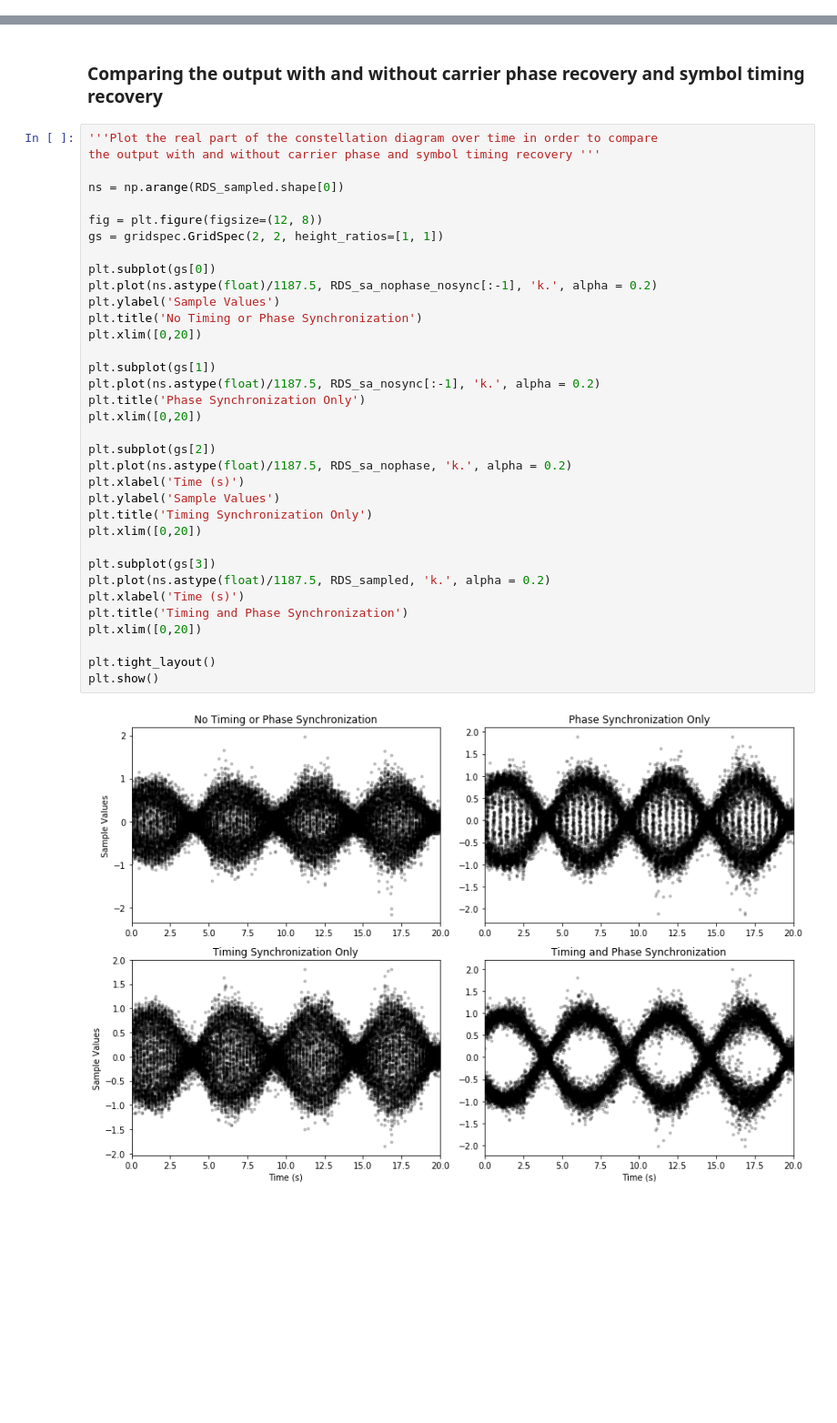
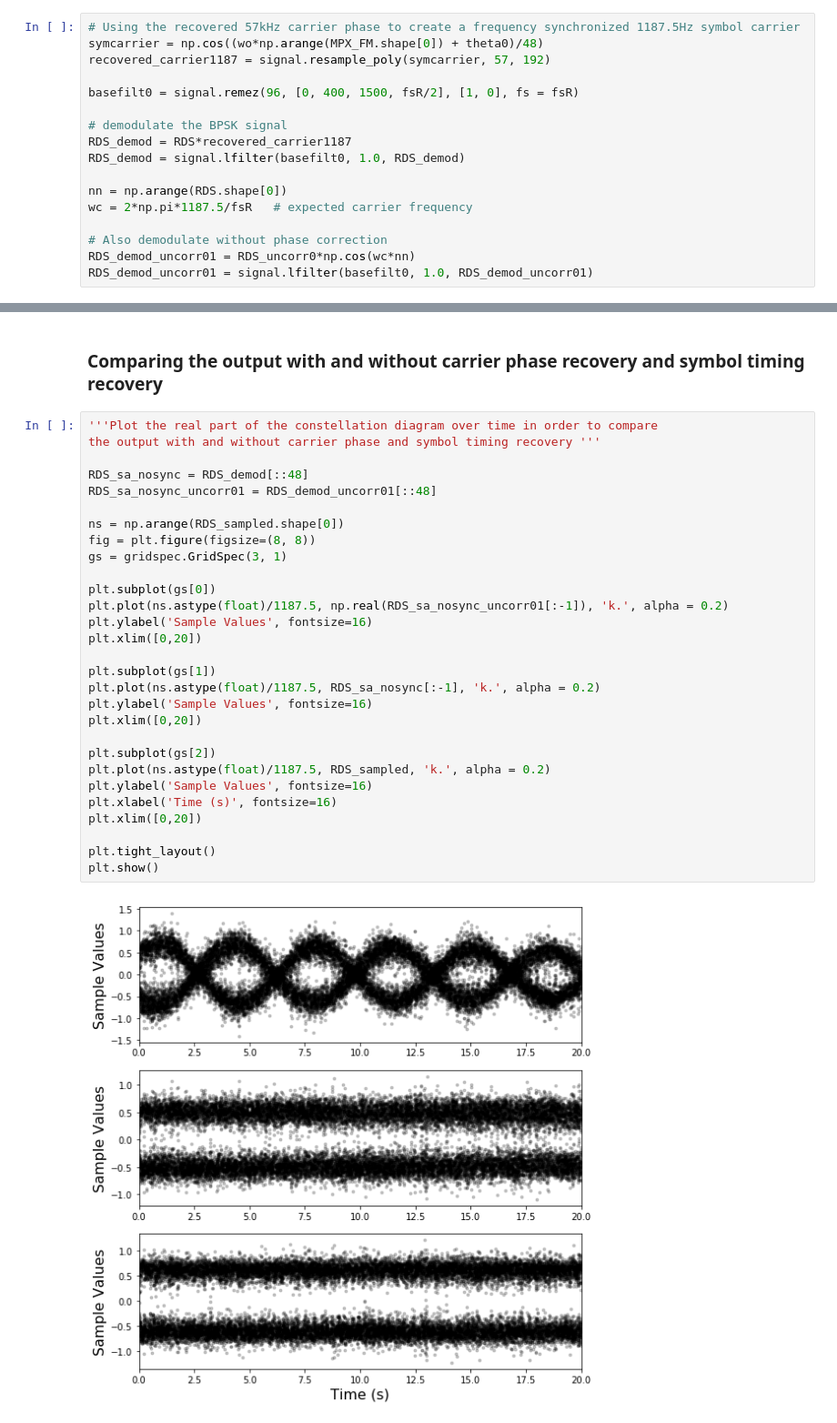
Before and after one commit to Max-Manning/RDS_decode, a Jupyter notebook: RDS_DECODE.ipynb, the cells around one changed output, grey strips where cells are left out. Shown at 91% size. Saved outputs shown, nothing was run; the diff lists cells and outputs as text; blank space fills up the shorter version.

Commit message:
Fixed sample rate issues and location of carrier recovery loop

```diff
--- a/RDS_DECODE.ipynb
+++ b/RDS_DECODE.ipynb
@@ -128,3 +125,20 @@ RDS_demod_nophase = signal.lfilter(basefilt0, 1.0, RDS_demod_nophase)
+# %%
+# Using the recovered 57kHz carrier phase to create a frequency synchronized 1187.5Hz symbol carrier
+symcarrier = np.cos((wo*np.arange(MPX_FM.shape[0]) + theta0)/48)
+recovered_carrier1187 = signal.resample_poly(symcarrier, 57, 192)
+
+basefilt0 = signal.remez(96, [0, 400, 1500, fsR/2], [1, 0], fs = fsR)
+
+# demodulate the BPSK signal
+RDS_demod = RDS*recovered_carrier1187
+RDS_demod = signal.lfilter(basefilt0, 1.0, RDS_demod)
+
+nn = np.arange(RDS.shape[0])
+wc = 2*np.pi*1187.5/fsR   # expected carrier frequency
+
+# Also demodulate without phase correction
+RDS_demod_uncorr01 = RDS_uncorr0*np.cos(wc*nn)
+RDS_demod_uncorr01 = signal.lfilter(basefilt0, 1.0, RDS_demod_uncorr01)
 # %% [markdown]
 ### Symbol Timing Recovery
 # %%
@@ -207,37 +196,31 @@ plt.show()
 # %%
 '''Plot the real part of the constellation diagram over time in order to compare
 the output with and without carrier phase and symbol timing recovery '''
 
+RDS_sa_nosync = RDS_demod[::48]
+RDS_sa_nosync_uncorr01 = RDS_demod_uncorr01[::48]
+
 ns = np.arange(RDS_sampled.shape[0])
-
-fig = plt.figure(figsize=(12, 8))
-gs = gridspec.GridSpec(2, 2, height_ratios=[1, 1])
+fig = plt.figure(figsize=(8, 8))
+gs = gridspec.GridSpec(3, 1)
 
 plt.subplot(gs[0])
-plt.plot(ns.astype(float)/1187.5, RDS_sa_nophase_nosync[:-1], 'k.', alpha = 0.2)
-plt.ylabel('Sample Values')
-plt.title('No Timing or Phase Synchronization')
+plt.plot(ns.astype(float)/1187.5, np.real(RDS_sa_nosync_uncorr01[:-1]), 'k.', alpha = 0.2)
+plt.ylabel('Sample Values', fontsize=16)
 plt.xlim([0,20])
 
 plt.subplot(gs[1])
 plt.plot(ns.astype(float)/1187.5, RDS_sa_nosync[:-1], 'k.', alpha = 0.2)
-plt.title('Phase Synchronization Only')
+plt.ylabel('Sample Values', fontsize=16)
 plt.xlim([0,20])
 
 plt.subplot(gs[2])
-plt.plot(ns.astype(float)/1187.5, RDS_sa_nophase, 'k.', alpha = 0.2)
-plt.xlabel('Time (s)')
-plt.ylabel('Sample Values')
-plt.title('Timing Synchronization Only')
-plt.xlim([0,20])
-
-plt.subplot(gs[3])
 plt.plot(ns.astype(float)/1187.5, RDS_sampled, 'k.', alpha = 0.2)
-plt.xlabel('Time (s)')
-plt.title('Timing and Phase Synchronization')
+plt.ylabel('Sample Values', fontsize=16)
+plt.xlabel('Time (s)', fontsize=16)
 plt.xlim([0,20])
 
 plt.tight_layout()
 plt.show()
 # %% [output]
-[figure, old version]
+[figure, new version]
```
Also changed, not shown: parts of 19 cells of this notebook.
